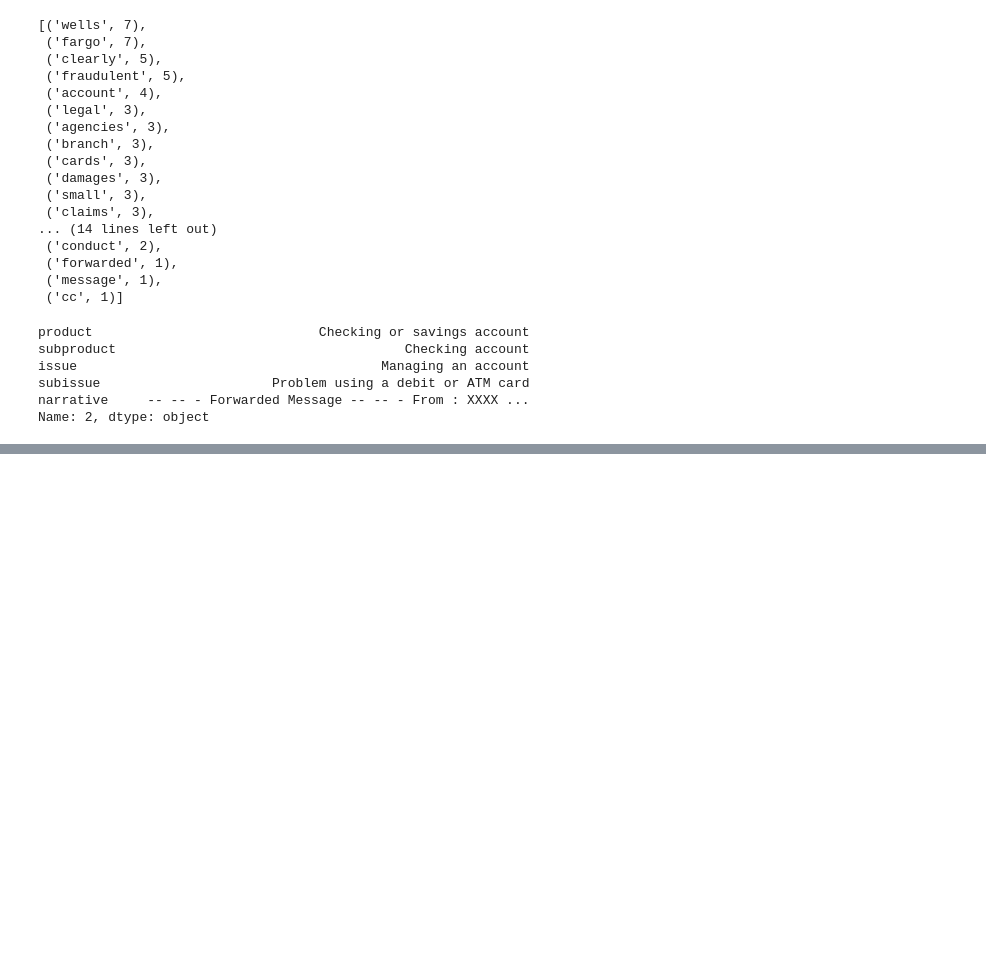
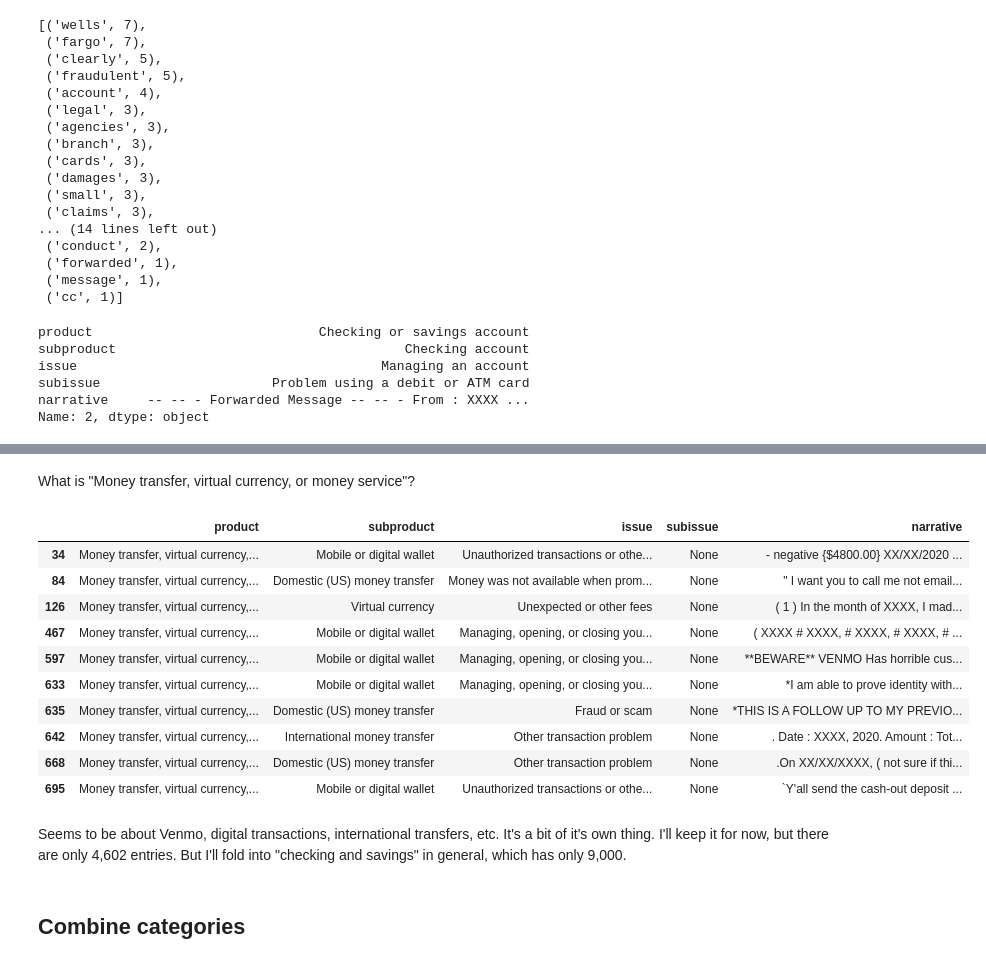
Before and after one commit to halpert3/complaint-content-classification-nlp, a Jupyter notebook: notebooks/1_EDA-draft2.ipynb, the cells around one changed output, grey strips where cells are left out. Drawn from its saved outputs; the diff is of its cells as text; code cells hidden in the pictures; blank space fills up the shorter version.

```diff
--- a/notebooks/1_EDA-1.ipynb
+++ b/notebooks/1_EDA-draft2.ipynb
@@ -402,0 +326,20 @@ Name: 2, dtype: object
+# %% [markdown]
+What is "Money transfer, virtual currency, or money service"?
+# %%
+df[df['product'] == "Money transfer, virtual currency, or money service"].head(10)
+# %% [output]
+|  | product | subproduct | issue | subissue | narrative |
+| 34 | Money transfer, virtual currency,... | Mobile or digital wallet | Unauthorized transactions or othe... | None | - negative {$4800.00} XX/XX/2020 ... |
+| 84 | Money transfer, virtual currency,... | Domestic (US) money transfer | Money was not available when prom... | None | " I want you to call me not email... |
+| 126 | Money transfer, virtual currency,... | Virtual currency | Unexpected or other fees | None | ( 1 ) In the month of XXXX, I mad... |
+| 467 | Money transfer, virtual currency,... | Mobile or digital wallet | Managing, opening, or closing you... | None | ( XXXX # XXXX, # XXXX, # XXXX, # ... |
+| 597 | Money transfer, virtual currency,... | Mobile or digital wallet | Managing, opening, or closing you... | None | **BEWARE** VENMO Has horrible cus... |
+| 633 | Money transfer, virtual currency,... | Mobile or digital wallet | Managing, opening, or closing you... | None | *I am able to prove identity with... |
+| 635 | Money transfer, virtual currency,... | Domestic (US) money transfer | Fraud or scam | None | *THIS IS A FOLLOW UP TO MY PREVIO... |
+| 642 | Money transfer, virtual currency,... | International money transfer | Other transaction problem | None | . Date : XXXX, 2020. Amount : Tot... |
+| 668 | Money transfer, virtual currency,... | Domestic (US) money transfer | Other transaction problem | None | .On XX/XX/XXXX, ( not sure if thi... |
+| 695 | Money transfer, virtual currency,... | Mobile or digital wallet | Unauthorized transactions or othe... | None | `Y'all send the cash-out deposit ... |
+# %% [markdown]
+Seems to be about Venmo, digital transactions, international transfers, etc. It's a bit of it's own thing. I'll keep it for now, but there are only 4,602 entries. But I'll fold into "checking and savings" in general, which has only 9,000.
+# %% [markdown]
+## Combine categories
```
Also changed, not shown: parts of 45 cells of this notebook.
